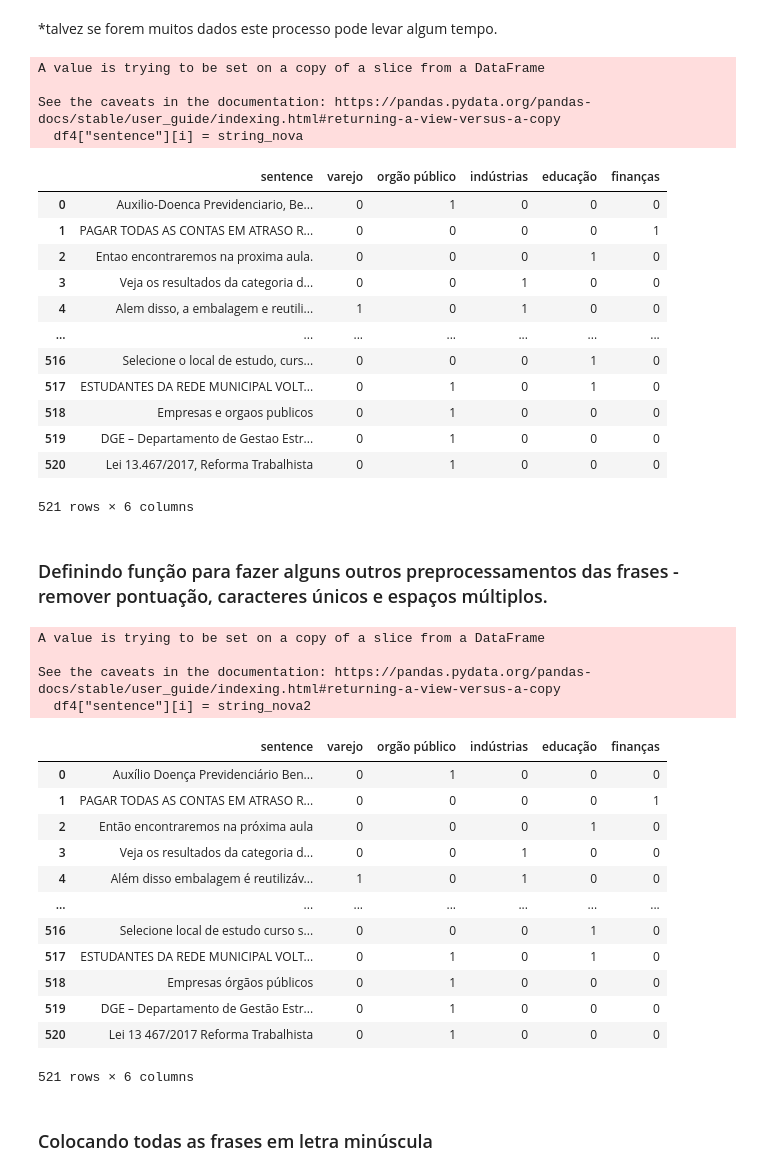
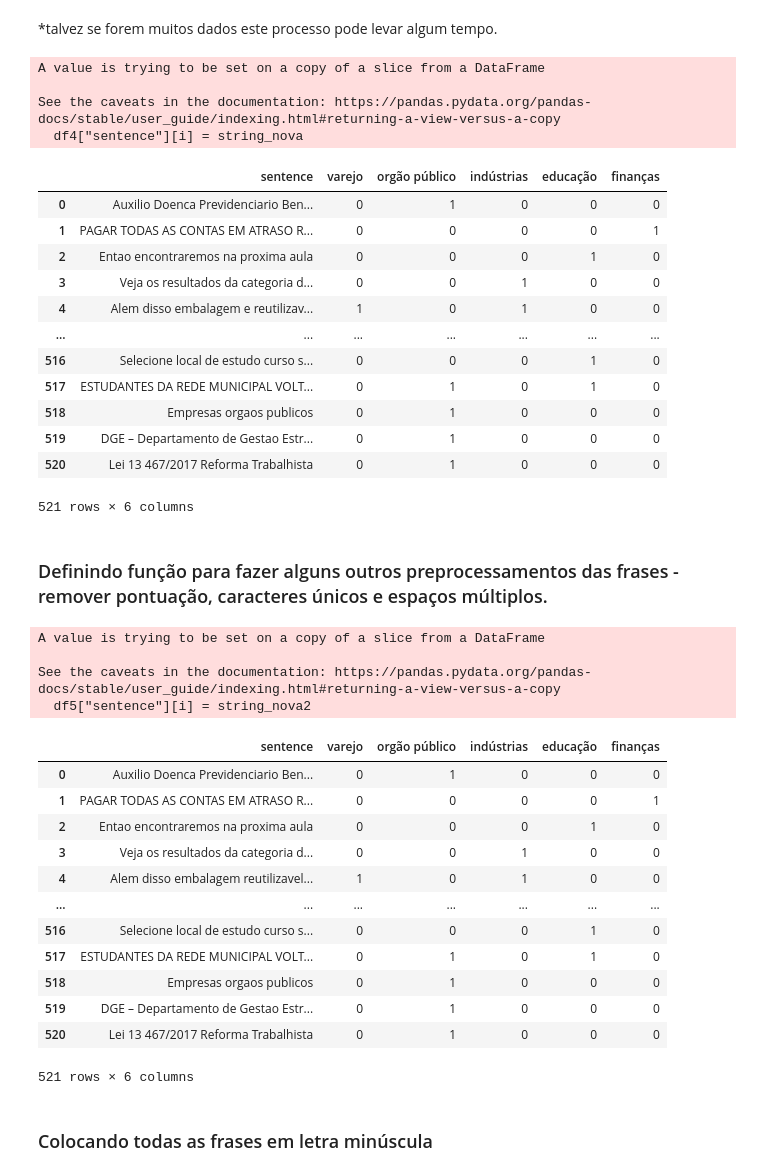
Before and after one commit to leomourap/NLP-ClassificadorTexto, a Jupyter notebook: NLP-ClassificadorTexto.ipynb, the cells around one changed output. Saved outputs shown, nothing was run; the diff lists cells and outputs as text; code cells hidden in the pictures.

```diff
--- a/NLP-ClassificadorTexto.ipynb
+++ b/NLP-ClassificadorTexto.ipynb
@@ -315,27 +315,28 @@ def accent_remove (m):
 # %%
 frases = list(df4["sentence"])
 for i, sen in enumerate(frases):
     string_velha = sen
     string_nova = re.sub(u'([\u00C0-\u00FC])', accent_remove, string_velha.encode().decode('utf-8'))
     df4["sentence"][i] = string_nova
-display(df4)
+df5 = df4
+display(df5)
 # %% [output]
 A value is trying to be set on a copy of a slice from a DataFrame
 
 See the caveats in the documentation: https://pandas.pydata.org/pandas-docs/stable/user_guide/indexing.html#returning-a-view-versus-a-copy
   df4["sentence"][i] = string_nova
 |  | sentence | varejo | orgão público | indústrias | educação | finanças |
-| 0 | Auxilio-Doenca Previdenciario, Be... | 0 | 1 | 0 | 0 | 0 |
+| 0 | Auxilio Doenca Previdenciario Ben... | 0 | 1 | 0 | 0 | 0 |
 | 1 | PAGAR TODAS AS CONTAS EM ATRASO R... | 0 | 0 | 0 | 0 | 1 |
-| 2 | Entao encontraremos na proxima aula. | 0 | 0 | 0 | 1 | 0 |
+| 2 | Entao encontraremos na proxima aula | 0 | 0 | 0 | 1 | 0 |
 | 3 | Veja os resultados da categoria d... | 0 | 0 | 1 | 0 | 0 |
-| 4 | Alem disso, a embalagem e reutili... | 1 | 0 | 1 | 0 | 0 |
+| 4 | Alem disso embalagem e reutilizav... | 1 | 0 | 1 | 0 | 0 |
 | ... | ... | ... | ... | ... | ... | ... |
-| 516 | Selecione o local de estudo, curs... | 0 | 0 | 0 | 1 | 0 |
+| 516 | Selecione local de estudo curso s... | 0 | 0 | 0 | 1 | 0 |
 | 517 | ESTUDANTES DA REDE MUNICIPAL VOLT... | 0 | 1 | 0 | 1 | 0 |
-| 518 | Empresas e orgaos publicos | 0 | 1 | 0 | 0 | 0 |
+| 518 | Empresas orgaos publicos | 0 | 1 | 0 | 0 | 0 |
 | 519 | DGE – Departamento de Gestao Estr... | 0 | 1 | 0 | 0 | 0 |
-| 520 | Lei 13.467/2017, Reforma Trabalhista | 0 | 1 | 0 | 0 | 0 |
+| 520 | Lei 13 467/2017 Reforma Trabalhista | 0 | 1 | 0 | 0 | 0 |
 521 rows × 6 columns
 # %% [markdown]
 ### Definindo função para fazer alguns outros preprocessamentos das frases - remover pontuação, caracteres únicos e espaços múltiplos.
@@ -354,24 +355,25 @@ def preprocess_text(sen):
 # %%
 for i, sen in enumerate(frases):
     string_nova2 = preprocess_text(sen)
-    df4["sentence"][i] = string_nova2
-display(df4)
+    df5["sentence"][i] = string_nova2
+df6 = df5
+display(df6)
 # %% [output]
 A value is trying to be set on a copy of a slice from a DataFrame
 
 See the caveats in the documentation: https://pandas.pydata.org/pandas-docs/stable/user_guide/indexing.html#returning-a-view-versus-a-copy
-  df4["sentence"][i] = string_nova2
+  df5["sentence"][i] = string_nova2
 |  | sentence | varejo | orgão público | indústrias | educação | finanças |
-| 0 | Auxílio Doença Previdenciário Ben... | 0 | 1 | 0 | 0 | 0 |
+| 0 | Auxilio Doenca Previdenciario Ben... | 0 | 1 | 0 | 0 | 0 |
 | 1 | PAGAR TODAS AS CONTAS EM ATRASO R... | 0 | 0 | 0 | 0 | 1 |
-| 2 | Então encontraremos na próxima aula | 0 | 0 | 0 | 1 | 0 |
+| 2 | Entao encontraremos na proxima aula | 0 | 0 | 0 | 1 | 0 |
 | 3 | Veja os resultados da categoria d... | 0 | 0 | 1 | 0 | 0 |
-| 4 | Além disso embalagem é reutilizáv... | 1 | 0 | 1 | 0 | 0 |
+| 4 | Alem disso embalagem reutilizavel... | 1 | 0 | 1 | 0 | 0 |
 | ... | ... | ... | ... | ... | ... | ... |
 | 516 | Selecione local de estudo curso s... | 0 | 0 | 0 | 1 | 0 |
 | 517 | ESTUDANTES DA REDE MUNICIPAL VOLT... | 0 | 1 | 0 | 1 | 0 |
-| 518 | Empresas órgãos públicos | 0 | 1 | 0 | 0 | 0 |
-| 519 | DGE – Departamento de Gestão Estr... | 0 | 1 | 0 | 0 | 0 |
+| 518 | Empresas orgaos publicos | 0 | 1 | 0 | 0 | 0 |
+| 519 | DGE – Departamento de Gestao Estr... | 0 | 1 | 0 | 0 | 0 |
 | 520 | Lei 13 467/2017 Reforma Trabalhista | 0 | 1 | 0 | 0 | 0 |
 521 rows × 6 columns
 # %% [markdown]
```
Also changed, not shown: parts of 14 cells of this notebook.
